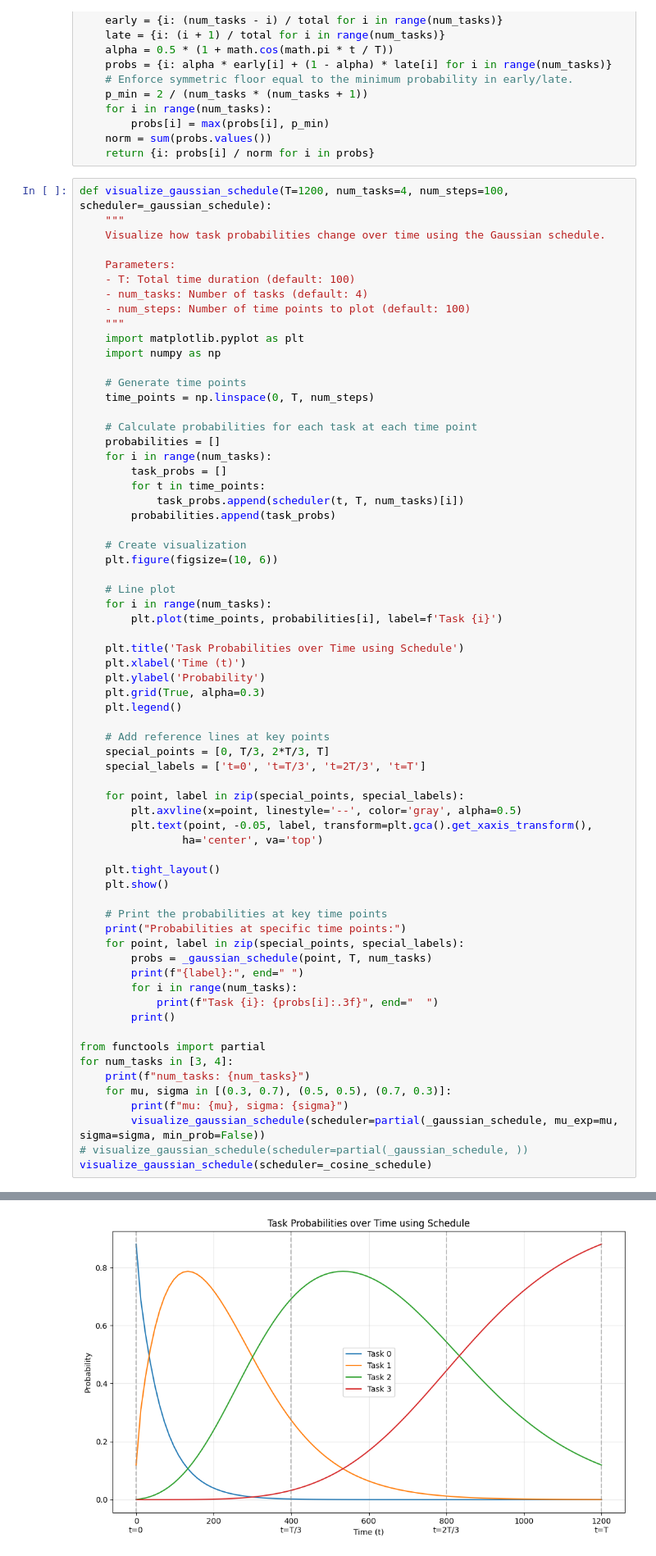
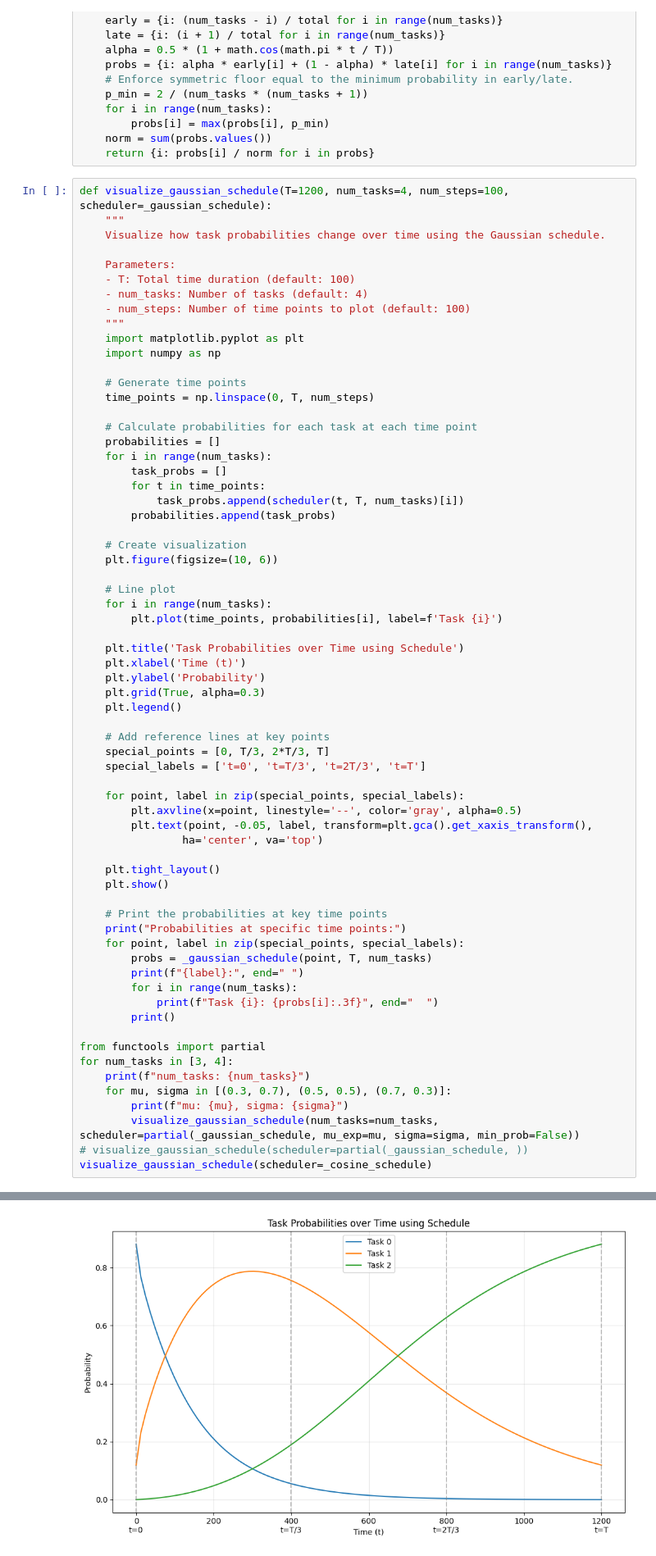
Before and after one commit to CM-BF/Sys2Bench, a Jupyter notebook: methods/RL/testbed.ipynb, the cells around one changed output, grey strips where cells are left out. Shown at 82% size. Cells and saved outputs as stored; diff of their text form.

```diff
--- a/methods/RL/testbed.ipynb
+++ b/methods/RL/testbed.ipynb
@@ -103,7 +103,7 @@ for num_tasks in [3, 4]:
     print(f"num_tasks: {num_tasks}")
     for mu, sigma in [(0.3, 0.7), (0.5, 0.5), (0.7, 0.3)]:
         print(f"mu: {mu}, sigma: {sigma}")
-        visualize_gaussian_schedule(scheduler=partial(_gaussian_schedule, mu_exp=mu, sigma=sigma, min_prob=False))
+        visualize_gaussian_schedule(num_tasks=num_tasks, scheduler=partial(_gaussian_schedule, mu_exp=mu, sigma=sigma, min_prob=False))
 # visualize_gaussian_schedule(scheduler=partial(_gaussian_schedule, ))
 visualize_gaussian_schedule(scheduler=_cosine_schedule)
 # %% [output]
@@ -118,3 +118,3 @@ t=T: Task 0: 0.075  Task 1: 0.075  Task 2: 0.101  Task 3: 0.749
 mu: 0.5, sigma: 0.5
-[figure, old version]
+[figure, new version]
 Probabilities at specific time points:
```
Also changed, not shown: parts of 1 cell of this notebook, 16 other files.
